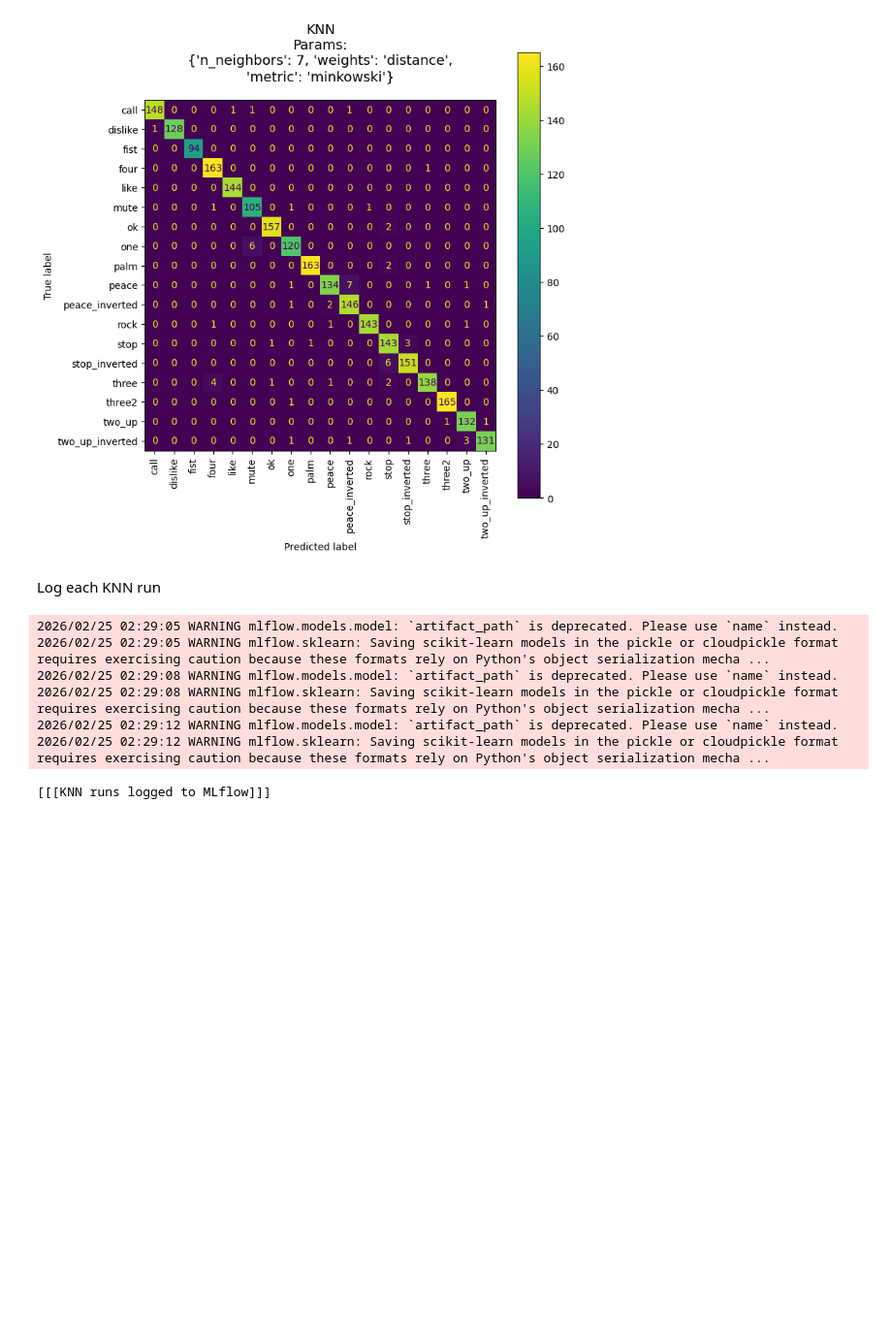
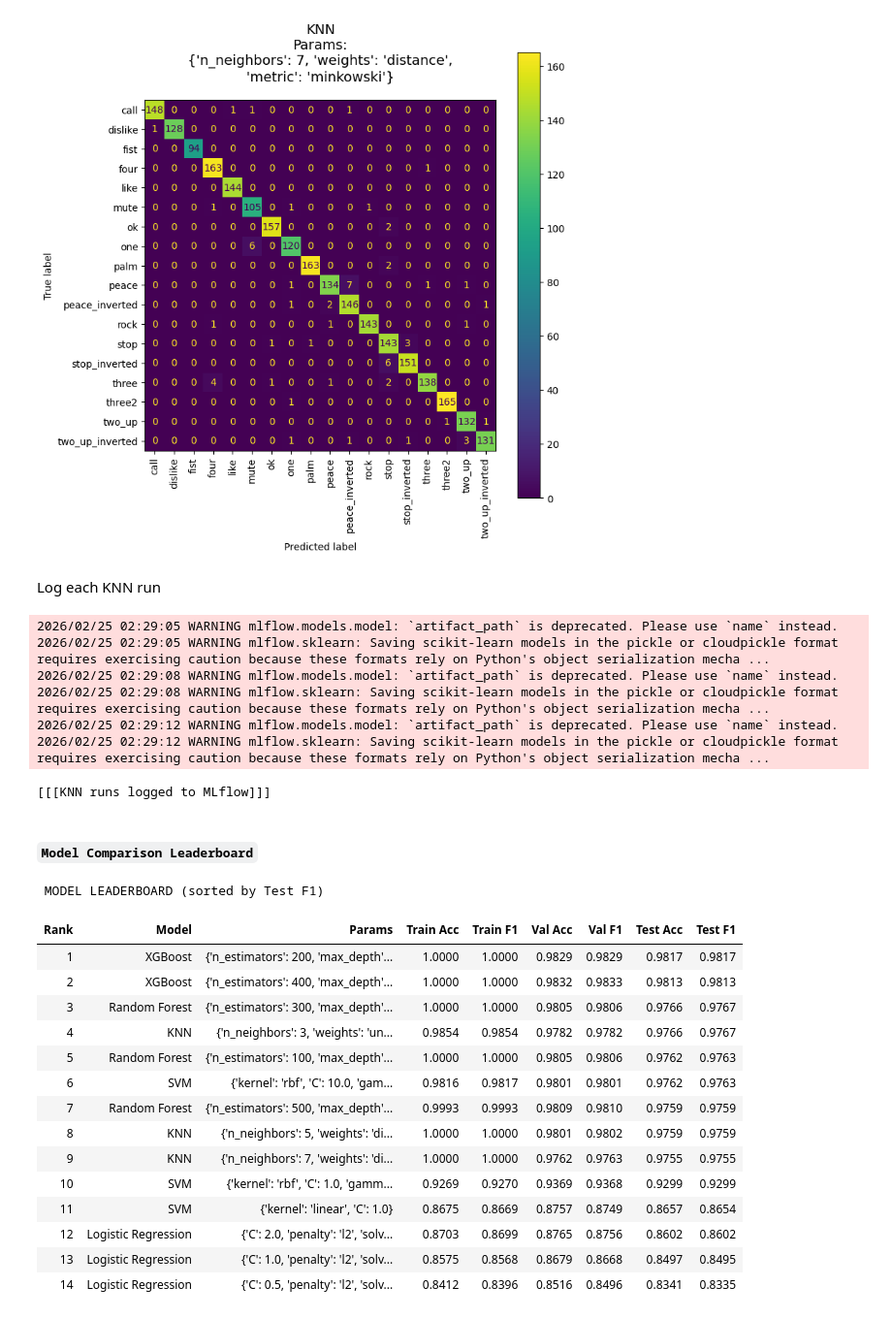
Before and after one commit to Mazen149/Hand-Gesture-Classification, a Jupyter notebook: Notebook.ipynb, the cells around one changed output. Shown at 97% size. Drawn from its saved outputs; the diff is of its cells as text; code cells hidden in the pictures; blank space fills up the shorter version.

Commit message:
feat: Add model comparison leaderboard and persist best-performing models.

```diff
--- a/Notebook.ipynb
+++ b/Notebook.ipynb
@@ -1020,3 +1022,83 @@ log_runs_to_mlflow(
 2026/02/25 02:29:12 WARNING mlflow.models.model: `artifact_path` is deprecated. Please use `name` instead.
 2026/02/25 02:29:12 WARNING mlflow.sklearn: Saving scikit-learn models in the pickle or cloudpickle format requires exercising caution because these formats rely on Python's object serialization mecha ...
 [[[KNN runs logged to MLflow]]]
+# %% [markdown]
+#### `Model Comparison Leaderboard`
+# %%
+# Collect all results into one list
+all_results = (
+    rf_results
+    + xgb_results
+    + logreg_results
+    + svm_results
+    + knn_results
+)
+
+# Build rows
+rows = []
+for r in all_results:
+    rows.append({
+        "Model": r["model_name"],
+        "Params": str(r["params"]),
+        "Train Acc": r["metrics_train"]["accuracy"],
+        "Train F1": r["metrics_train"]["f1_weighted"],
+        "Val Acc": r["metrics_val"]["accuracy"],
+        "Val F1": r["metrics_val"]["f1_weighted"],
+        "Test Acc": r["metrics_test"]["accuracy"],
+        "Test F1": r["metrics_test"]["f1_weighted"],
+    })
+
+# Create dataframe
+leaderboard_df = pd.DataFrame(rows)
+
+# Sort by best metric
+leaderboard_df = leaderboard_df.sort_values(
+    "Test F1", ascending=False
+).reset_index(drop=True)
+
+# Add rank
+leaderboard_df.insert(0, "Rank", leaderboard_df.index + 1)
+
+print("\n MODEL LEADERBOARD (sorted by Test F1)\n")
+
+# Pretty display
+display(
+    leaderboard_df.style
+    .hide(axis="index")
+    .format("{:.4f}", subset=[
+        "Train Acc", "Train F1",
+        "Val Acc", "Val F1",
+        "Test Acc", "Test F1"
+    ])
+    .background_gradient(subset=["Test F1"], cmap="Greens")
+    .background_gradient(subset=["Val F1"], cmap="Blues")
+)
+
+# Print Winner
+winner = leaderboard_df.iloc[0]
+
+print("\n" + "=" * 30)
+print("WINNER MODEL")
+print("=" * 30)
+print(f"Model      : {winner['Model']}")
+print(f"Test F1    : {winner['Test F1']:.4f}")
+print(f"Test Acc   : {winner['Test Acc']:.4f}")
+print(f"Parameters : {winner['Params']}")
+print("=" * 30)
+# %% [output]
+ MODEL LEADERBOARD (sorted by Test F1)
+| Rank | Model | Params | Train Acc | Train F1 | Val Acc | Val F1 | Test Acc | Test F1 |
+| 1 | XGBoost | {'n_estimators': 200, 'max_depth'... | 1.0000 | 1.0000 | 0.9829 | 0.9829 | 0.9817 | 0.9817 |
+| 2 | XGBoost | {'n_estimators': 400, 'max_depth'... | 1.0000 | 1.0000 | 0.9832 | 0.9833 | 0.9813 | 0.9813 |
+| 3 | Random Forest | {'n_estimators': 300, 'max_depth'... | 1.0000 | 1.0000 | 0.9805 | 0.9806 | 0.9766 | 0.9767 |
+| 4 | KNN | {'n_neighbors': 3, 'weights': 'un... | 0.9854 | 0.9854 | 0.9782 | 0.9782 | 0.9766 | 0.9767 |
+| 5 | Random Forest | {'n_estimators': 100, 'max_depth'... | 1.0000 | 1.0000 | 0.9805 | 0.9806 | 0.9762 | 0.9763 |
+| 6 | SVM | {'kernel': 'rbf', 'C': 10.0, 'gam... | 0.9816 | 0.9817 | 0.9801 | 0.9801 | 0.9762 | 0.9763 |
+| 7 | Random Forest | {'n_estimators': 500, 'max_depth'... | 0.9993 | 0.9993 | 0.9809 | 0.9810 | 0.9759 | 0.9759 |
+| 8 | KNN | {'n_neighbors': 5, 'weights': 'di... | 1.0000 | 1.0000 | 0.9801 | 0.9802 | 0.9759 | 0.9759 |
+| 9 | KNN | {'n_neighbors': 7, 'weights': 'di... | 1.0000 | 1.0000 | 0.9762 | 0.9763 | 0.9755 | 0.9755 |
+| 10 | SVM | {'kernel': 'rbf', 'C': 1.0, 'gamm... | 0.9269 | 0.9270 | 0.9369 | 0.9368 | 0.9299 | 0.9299 |
+| 11 | SVM | {'kernel': 'linear', 'C': 1.0} | 0.8675 | 0.8669 | 0.8757 | 0.8749 | 0.8657 | 0.8654 |
+| 12 | Logistic Regression | {'C': 2.0, 'penalty': 'l2', 'solv... | 0.8703 | 0.8699 | 0.8765 | 0.8756 | 0.8602 | 0.8602 |
+| 13 | Logistic Regression | {'C': 1.0, 'penalty': 'l2', 'solv... | 0.8575 | 0.8568 | 0.8679 | 0.8668 | 0.8497 | 0.8495 |
+| 14 | Logistic Regression | {'C': 0.5, 'penalty': 'l2', 'solv... | 0.8412 | 0.8396 | 0.8516 | 0.8496 | 0.8341 | 0.8335 |
```
Also changed, not shown: parts of 8 cells of this notebook, 7 other files.
